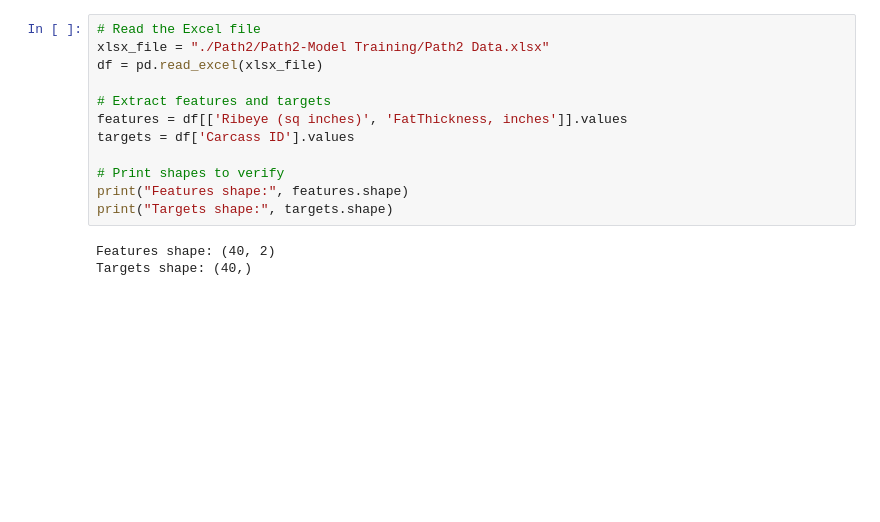
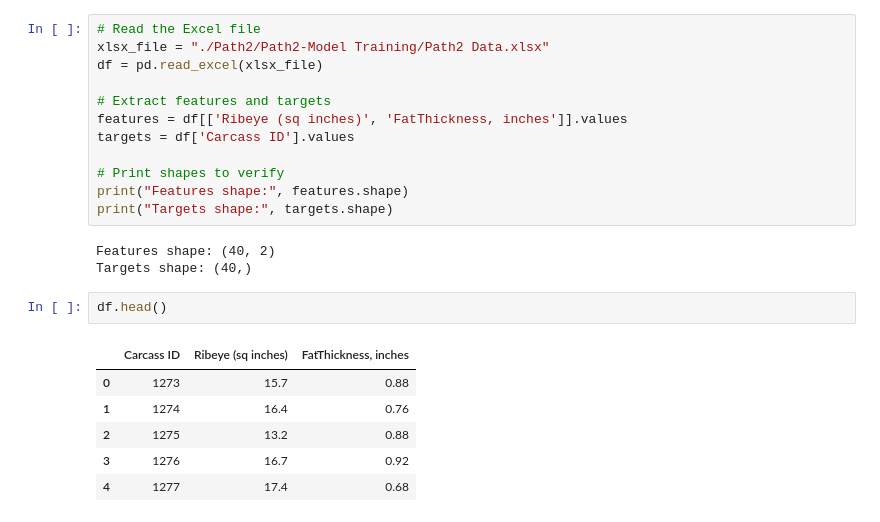
Before and after one commit to Spenc3rB/OpenRibAI, a Jupyter notebook: openribai.ipynb, the cells around one changed output. Saved outputs shown, nothing was run; the diff lists cells and outputs as text; blank space fills up the shorter version.

Commit message:
head added

```diff
--- a/openribai.ipynb
+++ b/openribai.ipynb
@@ -51,3 +51,12 @@ print("Targets shape:", targets.shape)
 # %% [output]
 Features shape: (40, 2)
 Targets shape: (40,)
+# %%
+df.head()
+# %% [output]
+|  | Carcass ID | Ribeye (sq inches) | FatThickness, inches |
+| 0 | 1273 | 15.7 | 0.88 |
+| 1 | 1274 | 16.4 | 0.76 |
+| 2 | 1275 | 13.2 | 0.88 |
+| 3 | 1276 | 16.7 | 0.92 |
+| 4 | 1277 | 17.4 | 0.68 |
```
